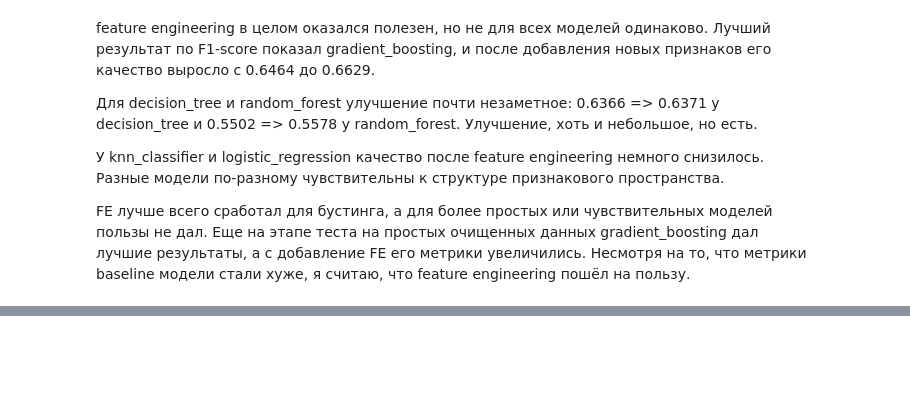
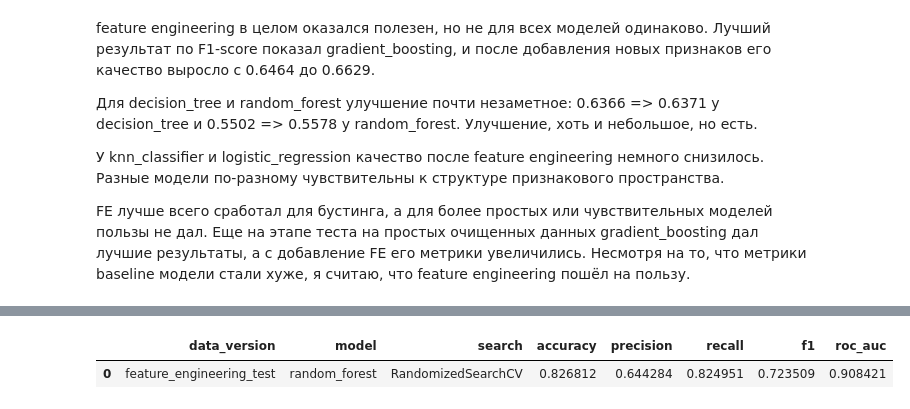
Before and after one commit to hsemlcourse/hseml-group-project-ruf019, a Jupyter notebook: notebooks/03_experiments.ipynb, the cells around one changed output, grey strips where cells are left out. Saved outputs shown, nothing was run; the diff lists cells and outputs as text; code cells hidden in the pictures; blank space fills up the shorter version.

```diff
--- a/notebooks/03_experiments.ipynb
+++ b/notebooks/03_experiments.ipynb
@@ -172,0 +409,6 @@ MODEL_PATH, METRICS_PATH
+# %%
+best_row = tuned_results.sort_values('f1', ascending=False).iloc[0]
+
+best_row[
+    ['model', 'search', 'accuracy', 'precision', 'recall', 'f1', 'roc_auc', 'best_cv_f1']
+]
@@ -172,0 +429,22 @@ MODEL_PATH, METRICS_PATH
+# %%
+best_model = tuned_models[best_row['model']]
+
+x_fe_test = fe_test.drop(columns=[TARGET_COLUMN])
+y_fe_test = fe_test[TARGET_COLUMN]
+
+test_metrics = evaluate_classifier(best_model, x_fe_test, y_fe_test)
+test_results = pd.DataFrame(
+    [
+        {
+            'data_version': 'feature_engineering_test',
+            'model': best_row['model'],
+            'search': best_row['search'],
+            **test_metrics,
+        }
+    ]
+)
+
+test_results
+# %% [output]
+|  | data_version | model | search | accuracy | precision | recall | f1 | roc_auc |
+| 0 | feature_engineering_test | random_forest | RandomizedSearchCV | 0.826812 | 0.644284 | 0.824951 | 0.723509 | 0.908421 |
```
Also changed, not shown: parts of 23 cells of this notebook, 1 other file.
